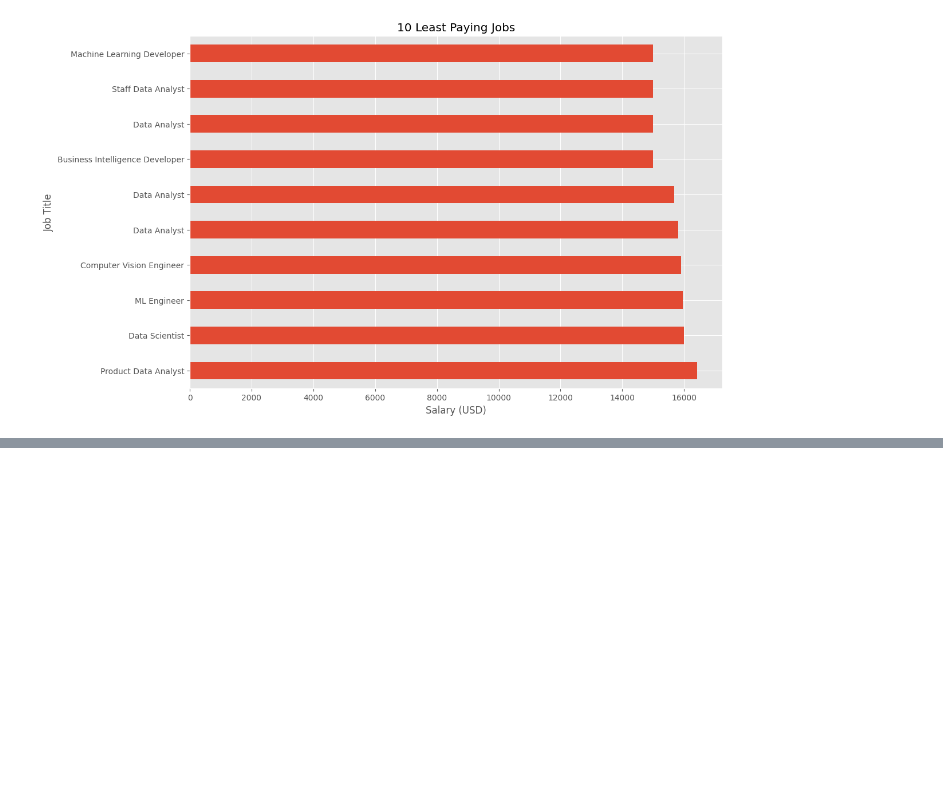
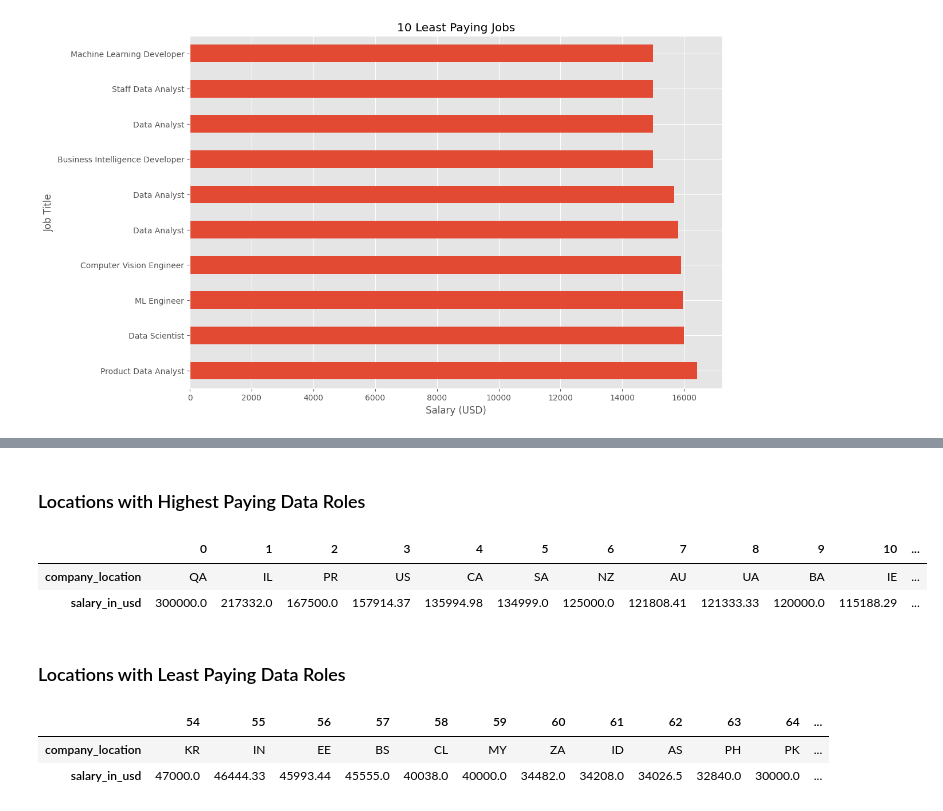
Before and after one commit to ElijahWandimi/Global-Data-Roles-Salary-Exploration, a Jupyter notebook: global-ai-ml-salaries.ipynb, the cells around one changed output, grey strips where cells are left out. Cells and saved outputs as stored; diff of their text form; code cells hidden in the pictures; blank space fills up the shorter version.

```diff
--- a/global-ai-ml-salaries.ipynb
+++ b/global-ai-ml-salaries.ipynb
@@ -153,0 +194,18 @@ Text(0.5, 0, 'Salary (USD)')
+# %%
+loc_df = df.groupby('company_location')['salary_in_usd'].mean().round(2).sort_values(ascending = False).reset_index()
+
+display(Markdown('### Locations with Highest Paying Data Roles'))
+display(loc_df.head(20).T)
+
+display(Markdown('\n### Locations with Least Paying Data Roles'))
+display(loc_df.tail(20).T)
+# %% [output]
+### Locations with Highest Paying Data Roles
+|  | 0 | 1 | 2 | 3 | 4 | 5 | 6 | 7 | 8 | 9 | 10 | ... |
+| company_location | QA | IL | PR | US | CA | SA | NZ | AU | UA | BA | IE | ... |
+| salary_in_usd | 300000.0 | 217332.0 | 167500.0 | 157914.37 | 135994.98 | 134999.0 | 125000.0 | 121808.41 | 121333.33 | 120000.0 | 115188.29 | ... |
+
+### Locations with Least Paying Data Roles
+|  | 54 | 55 | 56 | 57 | 58 | 59 | 60 | 61 | 62 | 63 | 64 | ... |
+| company_location | KR | IN | EE | BS | CL | MY | ZA | ID | AS | PH | PK | ... |
+| salary_in_usd | 47000.0 | 46444.33 | 45993.44 | 45555.0 | 40038.0 | 40000.0 | 34482.0 | 34208.0 | 34026.5 | 32840.0 | 30000.0 | ... |
```
Also changed, not shown: parts of 4 cells of this notebook.
